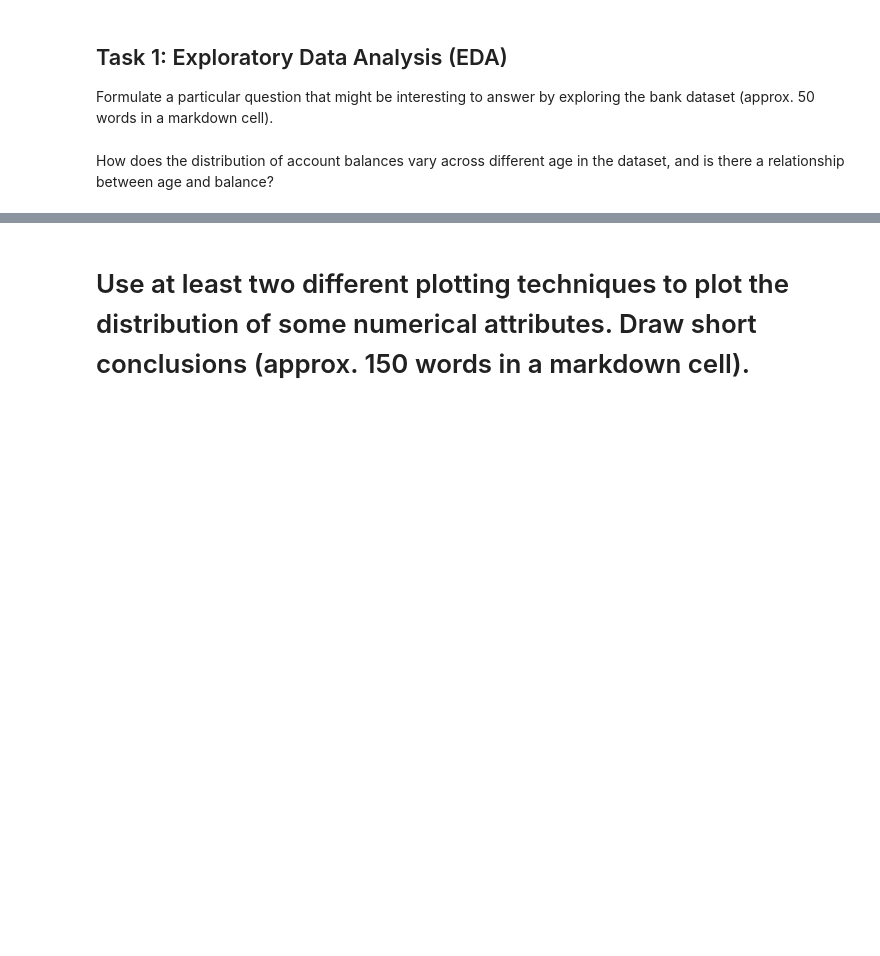
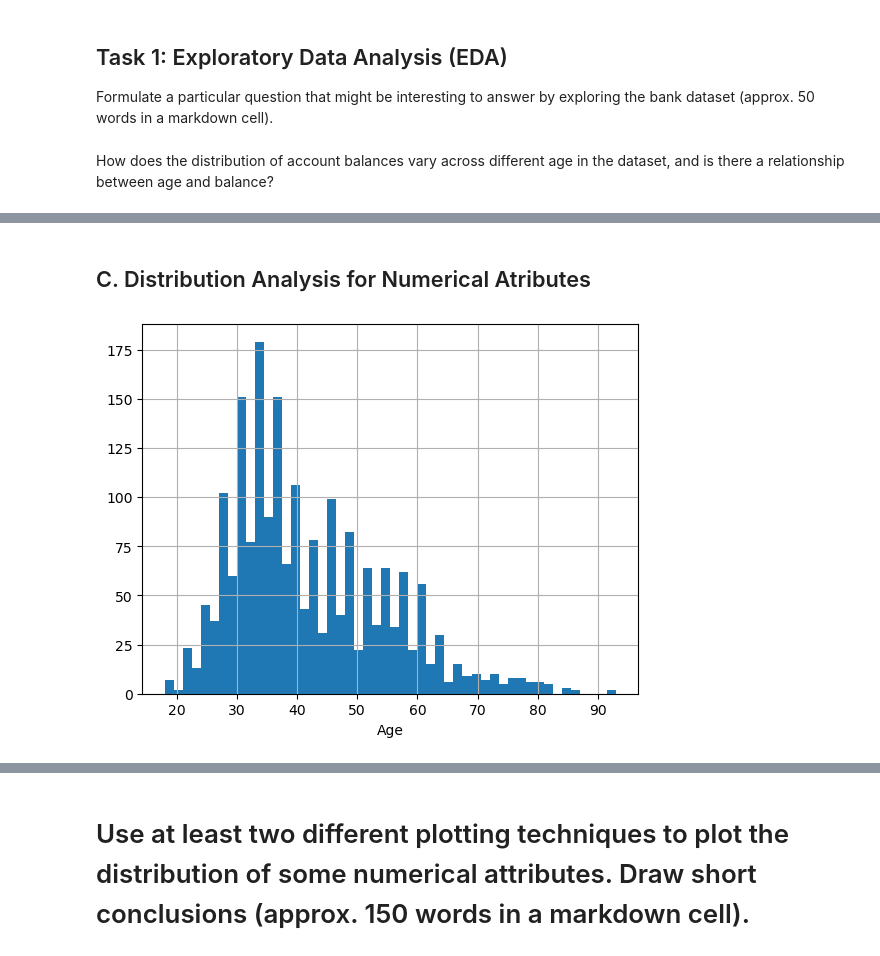
Before and after one commit to jayjunlee10/-CS5062---DATA-ANALYTICS-Etivity1, a Jupyter notebook: Jay-DatA-Week8_9.ipynb, the cells around one changed output, grey strips where cells are left out. Saved outputs shown, nothing was run; the diff lists cells and outputs as text; code cells hidden in the pictures; blank space fills up the shorter version.

```diff
--- a/Jay-DatA-Week8_9.ipynb
+++ b/Jay-DatA-Week8_9.ipynb
@@ -111,0 +163,8 @@ yes    1000         0.5
+# %% [markdown]
+## C. Distribution Analysis for Numerical Atributes
+# %%
+df['age'].hist(bins=50)
+plt.xlabel('Age')
+plt.show()
+# %% [output]
+[figure, added]
```
Also changed, not shown: parts of 41 cells of this notebook.
